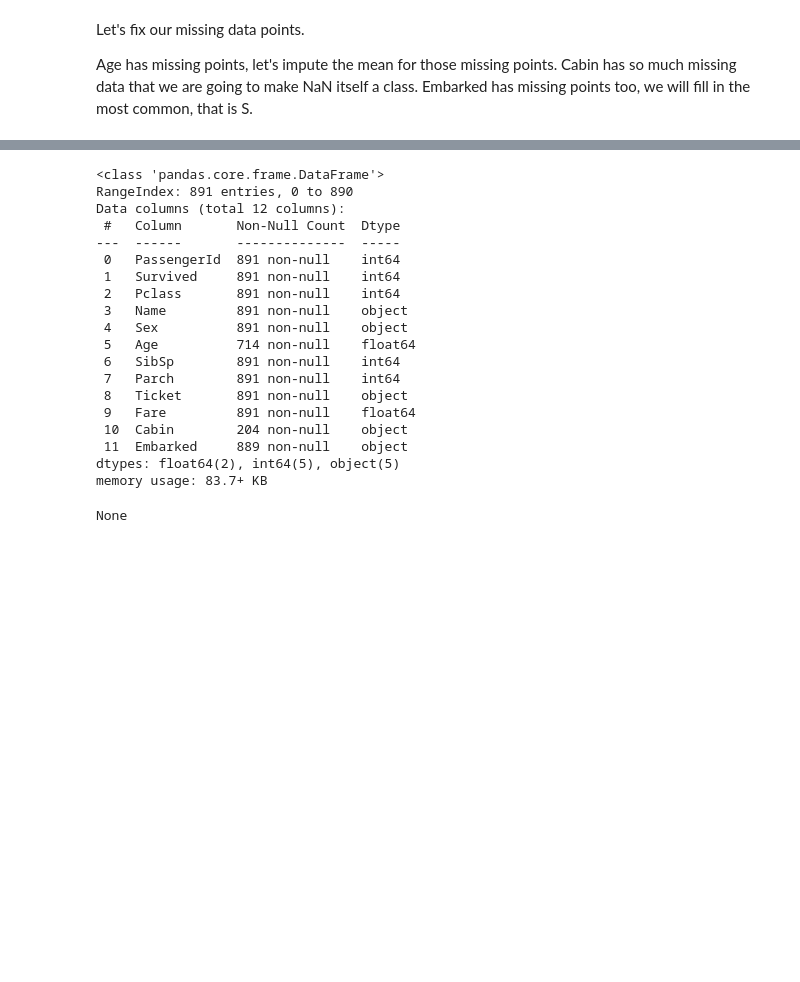
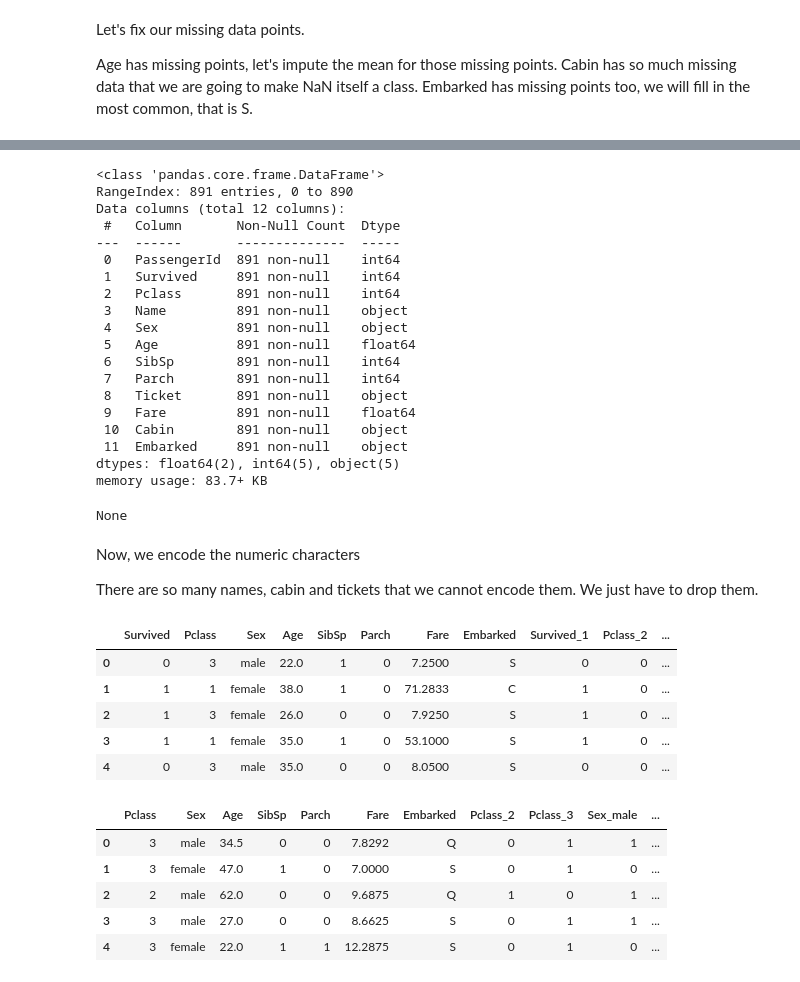
Before and after one commit to TosinPhillip/Titanic-Survival-Prediction-Challenge, a Jupyter notebook: titanic.ipynb, the cells around one changed output, grey strips where cells are left out. Saved outputs shown, nothing was run; the diff lists cells and outputs as text; code cells hidden in the pictures; blank space fills up the shorter version.

```diff
--- a/titanic.ipynb
+++ b/titanic.ipynb
@@ -186,3 +179,11 @@ train[train['Age'].isna()]
+# %%
+train['Age'].replace(to_replace=np.NaN, value=train['Age'].mean(), inplace=True)
+train['Cabin'].replace(to_replace=np.NaN, value='special_cabin', inplace=True)
+train['Embarked'].replace(to_replace=np.NaN, value='S', inplace=True)
+
+test['Age'].replace(to_replace=np.NaN, value=train['Age'].mean(), inplace=True)
+test['Cabin'].replace(to_replace=np.NaN, value='special_cabin', inplace=True)
+test['Embarked'].replace(to_replace=np.NaN, value='S', inplace=True)
 # %%
 display(train.info())
 # %% [output]
@@ -196,13 +197,39 @@ Data columns (total 12 columns):
  2   Pclass       891 non-null    int64
  3   Name         891 non-null    object
  4   Sex          891 non-null    object
- 5   Age          714 non-null    float64
+ 5   Age          891 non-null    float64
  6   SibSp        891 non-null    int64
  7   Parch        891 non-null    int64
  8   Ticket       891 non-null    object
  9   Fare         891 non-null    float64
- 10  Cabin        204 non-null    object
- 11  Embarked     889 non-null    object
+ 10  Cabin        891 non-null    object
+ 11  Embarked     891 non-null    object
 dtypes: float64(2), int64(5), object(5)
 memory usage: 83.7+ KB
 None
+# %% [markdown]
+Now, we encode the numeric characters
+
+There are so many names, cabin and tickets that we cannot encode them. We just have to drop them.
+# %%
+train.drop(['PassengerId', 'Name', 'Ticket', 'Cabin'], axis=1, inplace=True)
+test.drop(['PassengerId', 'Name', 'Ticket', 'Cabin'], axis=1, inplace=True)
+# %%
+train[['Age', 'SibSp',	'Parch',	'Fare',	'Survived_1',	'Pclass_2',	'Pclass_3',	'Sex_male',	'Embarked_Q',	'Embarked_S']] = pd.get_dummies(data=train, columns=['Survived', 'Pclass', 'Sex', 'Embarked'], drop_first=True)
+test[['Age', 'SibSp',	'Parch',	'Fare',	'Pclass_2',	'Pclass_3',	'Sex_male',	'Embarked_Q',	'Embarked_S']] = pd.get_dummies(data=test, columns=['Pclass', 'Sex', 'Embarked'], drop_first=True)
+# %%
+display(train.head())
+display(test.head())
+# %% [output]
+|  | Survived | Pclass | Sex | Age | SibSp | Parch | Fare | Embarked | Survived_1 | Pclass_2 | ... |
+| 0 | 0 | 3 | male | 22.0 | 1 | 0 | 7.2500 | S | 0 | 0 | ... |
+| 1 | 1 | 1 | female | 38.0 | 1 | 0 | 71.2833 | C | 1 | 0 | ... |
+| 2 | 1 | 3 | female | 26.0 | 0 | 0 | 7.9250 | S | 1 | 0 | ... |
+| 3 | 1 | 1 | female | 35.0 | 1 | 0 | 53.1000 | S | 1 | 0 | ... |
+| 4 | 0 | 3 | male | 35.0 | 0 | 0 | 8.0500 | S | 0 | 0 | ... |
+|  | Pclass | Sex | Age | SibSp | Parch | Fare | Embarked | Pclass_2 | Pclass_3 | Sex_male | ... |
+| 0 | 3 | male | 34.5 | 0 | 0 | 7.8292 | Q | 0 | 1 | 1 | ... |
+| 1 | 3 | female | 47.0 | 1 | 0 | 7.0000 | S | 0 | 1 | 0 | ... |
+| 2 | 2 | male | 62.0 | 0 | 0 | 9.6875 | Q | 1 | 0 | 1 | ... |
+| 3 | 3 | male | 27.0 | 0 | 0 | 8.6625 | S | 0 | 1 | 1 | ... |
+| 4 | 3 | female | 22.0 | 1 | 1 | 12.2875 | S | 0 | 1 | 0 | ... |
```
Also changed, not shown: parts of 13 cells of this notebook.
